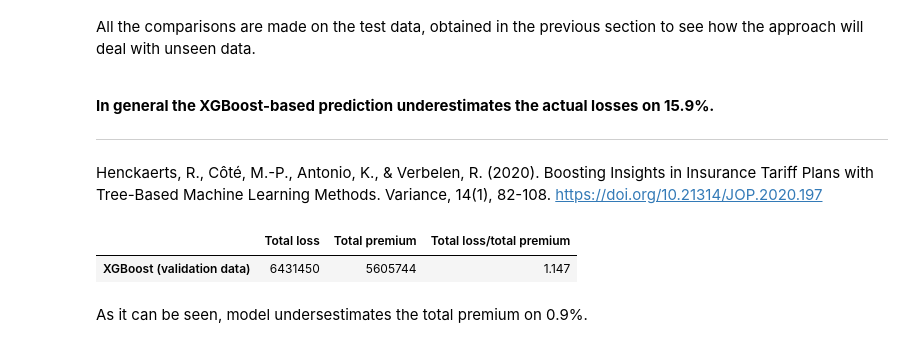
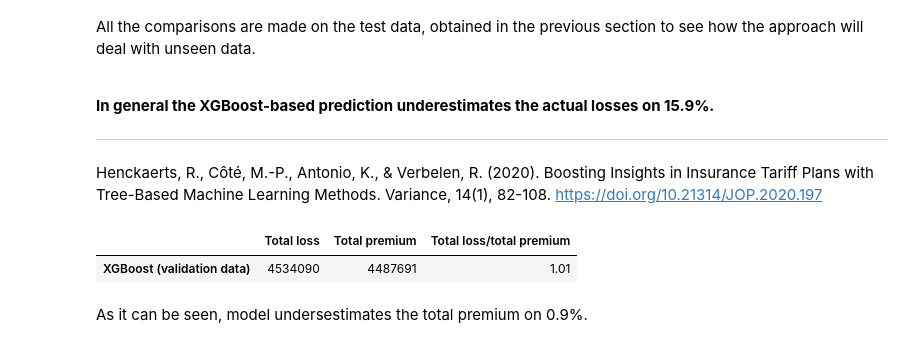
Before and after one commit to dsman1823/kul_ds_for_life_insrunace, a Jupyter notebook: project.ipynb, the cells around one changed output. Saved outputs shown, nothing was run; the diff lists cells and outputs as text; code cells hidden in the pictures.

Commit message:
add xgboost risk-loading

```diff
--- a/project.ipynb
+++ b/project.ipynb
@@ -434,7 +436,7 @@ All the comparisons are made on the test data, obtained in the previous section
 ___
 Henckaerts, R., Côté, M.-P., Antonio, K., & Verbelen, R. (2020). Boosting Insights in Insurance Tariff Plans with Tree-Based Machine Learning Methods. Variance, 14(1), 82-108. https://doi.org/10.21314/JOP.2020.197
 # %%
-def compute_pred_result(X, y, model_freq, model_sev, model_name, risky_coeff=None):
+def compute_pred_result(X, y, model_freq, model_sev, model_name='Model', theta=None):
     total_loss = y['chargtot'].sum()
     exposure = y['expo']
 
@@ -443,10 +445,8 @@ def compute_pred_result(X, y, model_freq, model_sev, model_name, risky_coeff=Non
 
     tech_premium = pred_freq * pred_sev
 
-    if risky_coeff:
-        #tech_premium = (1 * 1.009) * tech_premium #(1 + risk_best_model.predict_proba(X)[:,1] * 9.951) * tech_premium
-        #tech_premium = ((1 + risk_best_model.predict_proba(X)[:,1] * 9.951) * tech_premium
-        pass
+    if theta:
+        tech_premium = (1 + theta) * tech_premium
 
 
 
@@ -458,10 +458,10 @@ def compute_pred_result(X, y, model_freq, model_sev, model_name, risky_coeff=Non
         'Total loss/total premium': round(loss_premium_fraction, 3)
     }, index=[model_name])
 # %%
-compute_pred_result(X_test, y_test, xgb_freq, xgb_sev, 'XGBoost (validation data)')
+compute_pred_result(X_val, y_val, xgb_freq, xgb_sev, 'XGBoost (validation data)')
 # %% [output]
 |  | Total loss | Total premium | Total loss/total premium |
-| XGBoost (validation data) | 6431450 | 5605744 | 1.147 |
+| XGBoost (validation data) | 4534090 | 4487691 | 1.01 |
 # %% [markdown]
 As it can be seen, model undersestimates the total premium on 0.9%.
 # %% [markdown]
```
Also changed, not shown: parts of 38 cells of this notebook.
